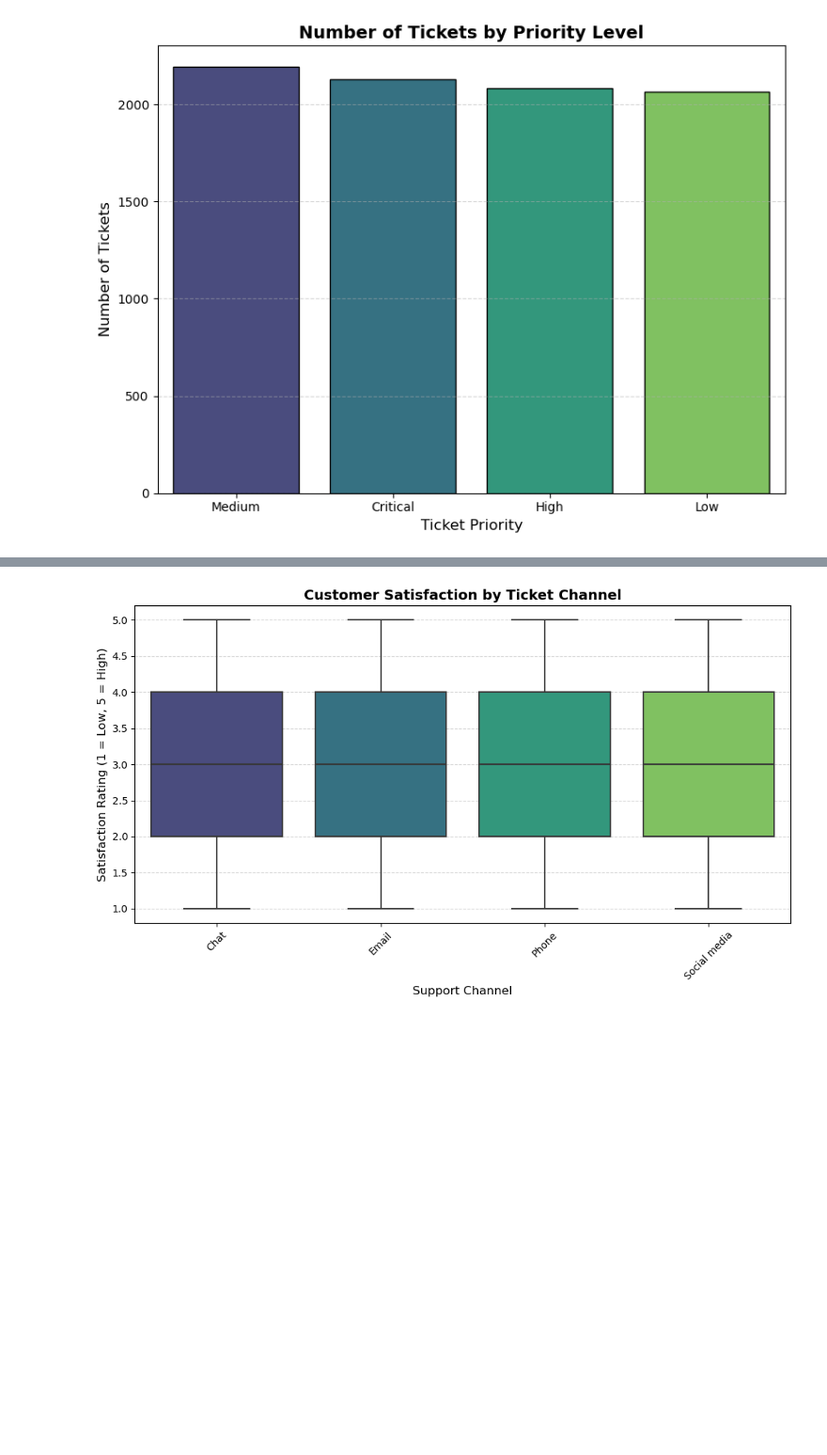
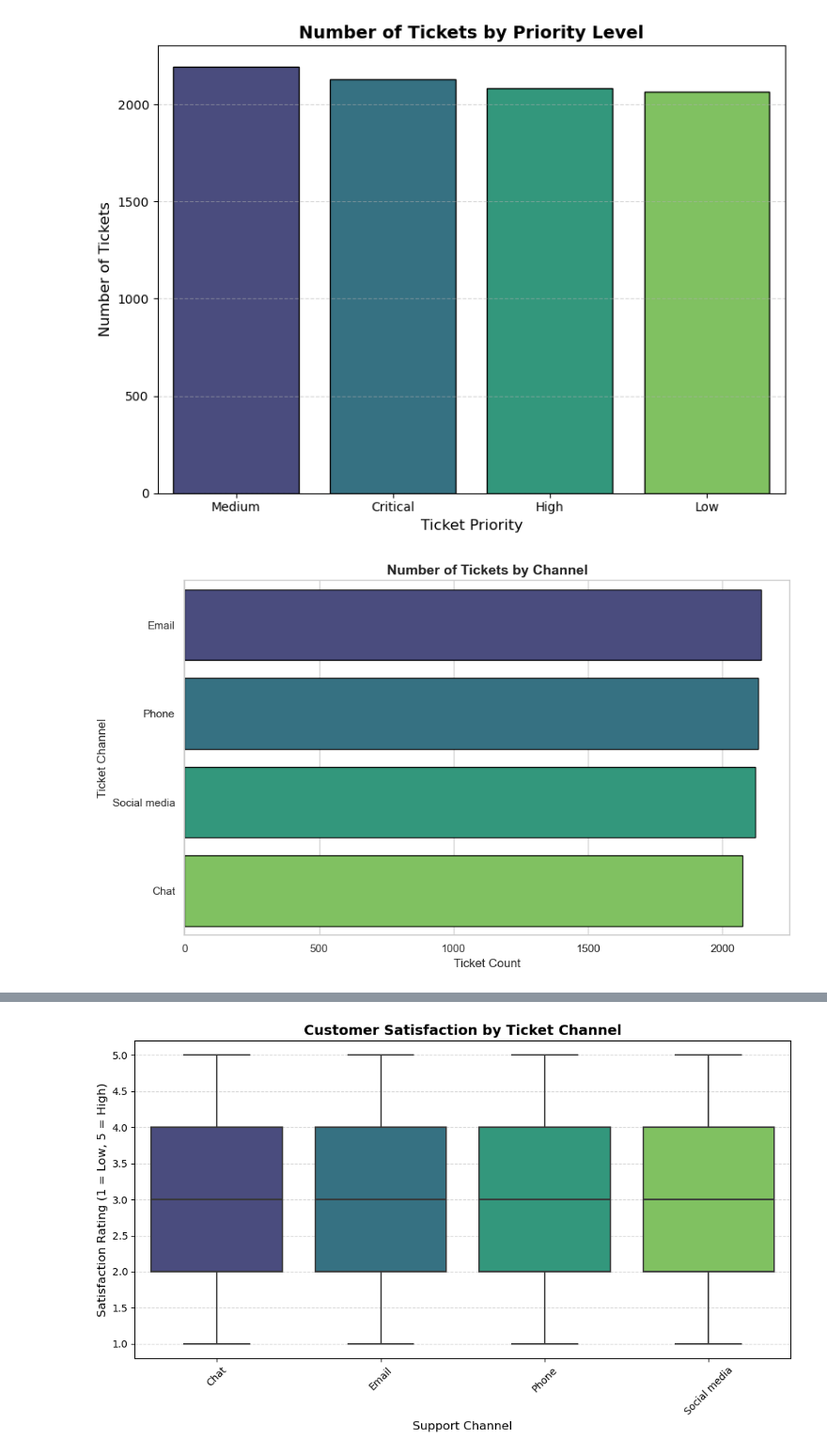
Before and after one commit to CCT-Dublin/capstone-project-feb-2024-pt-denissegarciavivolo, a Jupyter notebook: CA3_CapstoneProject_DenisseGarcia_Data1.ipynb, the cells around one changed output, grey strips where cells are left out. Shown at 94% size. Saved outputs shown, nothing was run; the diff lists cells and outputs as text; code cells hidden in the pictures; blank space fills up the shorter version.

```diff
--- a/CA3_CapstoneProject_DenisseGarcia_Data1.ipynb
+++ b/CA3_CapstoneProject_DenisseGarcia_Data1.ipynb
@@ -225,3 +280,27 @@ plt.tight_layout()
 plt.show()
 # %% [output]
 [figure]
+# %%
+import matplotlib.pyplot as plt
+import seaborn as sns
+
+# Step 1: Get value counts
+channel_counts = df['Ticket Channel'].value_counts()
+
+# Step 2: Plot horizontal bar chart
+plt.figure(figsize=(10, 6))
+sns.countplot(
+    data=df,
+    y='Ticket Channel',
+    order=channel_counts.index,
+    palette=sns.color_palette("viridis", len(channel_counts)),
+    edgecolor='black'
+)
+
+plt.title('Number of Tickets by Channel', fontsize=14, weight='bold')
+plt.xlabel('Ticket Count')
+plt.ylabel('Ticket Channel')
+plt.tight_layout()
+plt.show()
+# %% [output]
+[figure, added]
```
Also changed, not shown: parts of 4 cells of this notebook, 2 other files.
